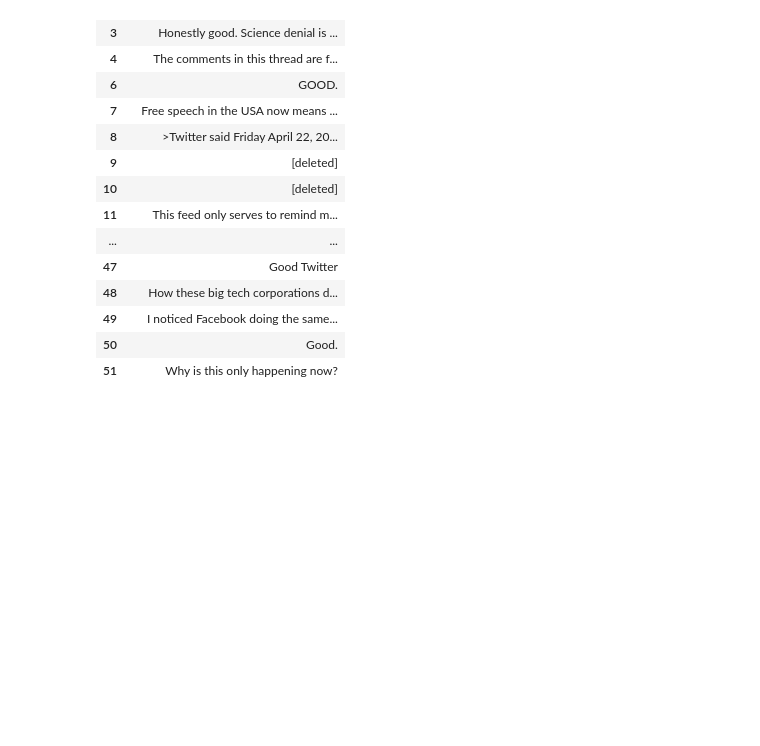
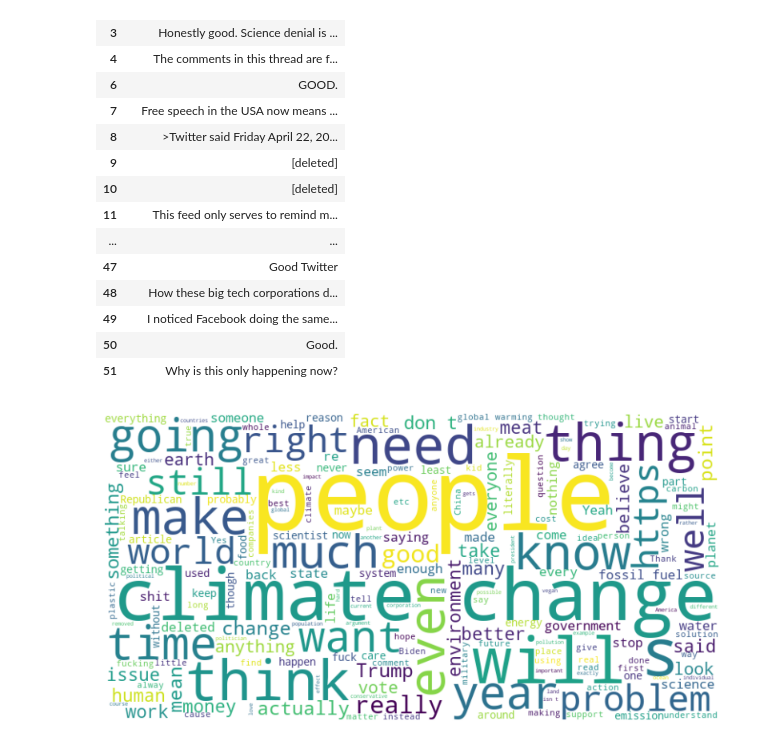
Before and after one commit to killecisse/final_project_ironhack, a Jupyter notebook: code_v1.ipynb, the cells around one changed output. Saved outputs shown, nothing was run; the diff lists cells and outputs as text; code cells hidden in the pictures; blank space fills up the shorter version.

```diff
--- a/code_v1.ipynb
+++ b/code_v1.ipynb
@@ -809,3 +926,25 @@ comments.head(50)
 | 49 | I noticed Facebook doing the same... |
 | 50 | Good. |
 | 51 | Why is this only happening now? |
+# %%
+import pandas as pd
+
+comments = pd.read_csv('comments_df.csv')
+comments.rename(columns={'0': 'text'}, inplace=True)
+
+import pandas as pd
+from wordcloud import WordCloud
+import matplotlib.pyplot as plt
+
+text = " ".join(word for review in comments.text for word in review.split() if len(word) > 3)
+
+# Generate a word cloud that only includes words with more than three letters
+wordcloud = WordCloud(width=800, height=400, background_color='white').generate(text)
+
+# Display the generated image:
+plt.figure(figsize=(10, 5))
+plt.imshow(wordcloud, interpolation='bilinear')
+plt.axis("off")
+plt.show()
+# %% [output]
+[figure, added]
```
Also changed, not shown: parts of 19 cells of this notebook, 2 other files.
